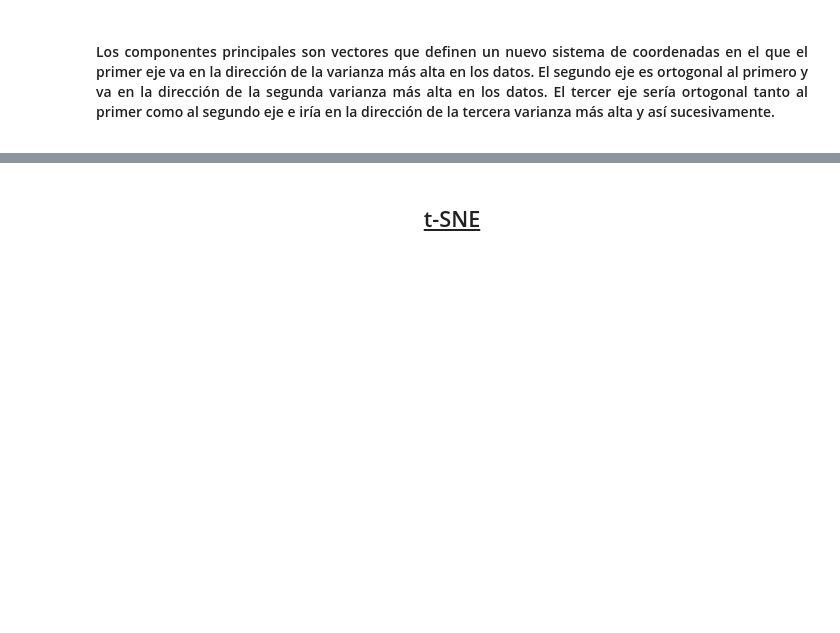
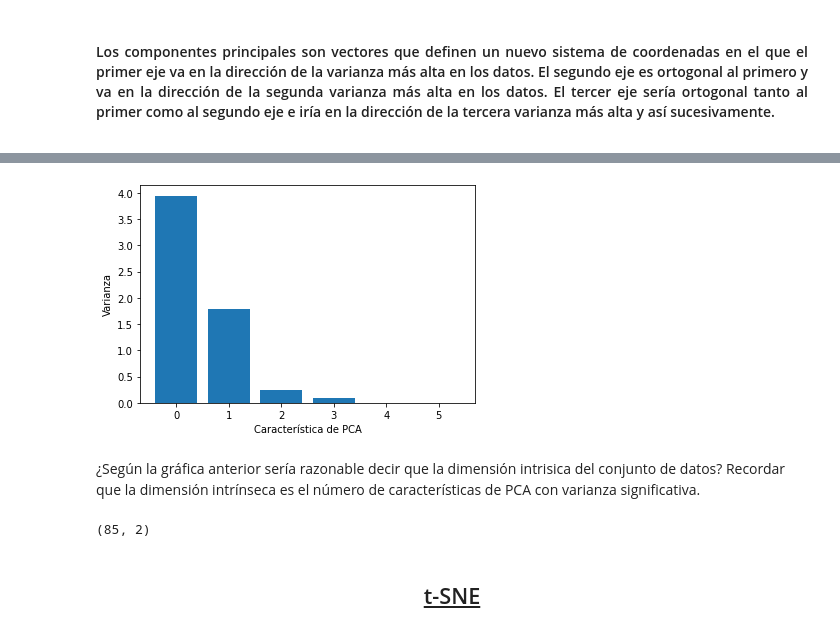
Before and after one commit to garestrear/ninja-pythonist, a Jupyter notebook: NoSupervisado/AprendizajeNoSupervisado.ipynb, the cells around one changed output, grey strips where cells are left out. Drawn from its saved outputs; the diff is of its cells as text; code cells hidden in the pictures; blank space fills up the shorter version.

```diff
--- a/NoSupervisado/AprendizajeNoSupervisado.ipynb
+++ b/NoSupervisado/AprendizajeNoSupervisado.ipynb
@@ -58,0 +72,6 @@ Los componentes principales son vectores que definen un nuevo sistema de coorden
+# %%
+fish = pd.read_csv('fish.csv', header = None)
+display(fish.sample(5))
+print("")
+samples = fish.drop(columns=[0])
+display(samples.sample(5))
@@ -59,3 +91,54 @@ Los componentes principales son vectores que definen un nuevo sistema de coorden
+# %%
+# Importando los paquetes
+from sklearn.decomposition import PCA
+from sklearn.preprocessing import StandardScaler
+from sklearn.pipeline import make_pipeline
+import matplotlib.pyplot as plt
+
+# Estandarizar las características eliminando la media y escalando a la varianza
+# de la unidad
+scaler_1 = StandardScaler()
+
+# Creamos una instancia de PCA
+pca_1 = PCA()
+
+# Creamos pipeline
+pipeline_1 = make_pipeline(scaler_1, pca_1)
+
+# Ajustamos el pipeline a nuestros datos
+pipeline_1.fit(samples)
+
+# Graficamos
+features = range(pca_1.n_components_)
+plt.bar(features, pca_1.explained_variance_)
+plt.xlabel('Característica de PCA')
+plt.ylabel('Varianza')
+plt.xticks(features)
+plt.show()
+# %% [output]
+[figure, added]
+# %% [markdown]
+¿Según la gráfica anterior sería razonable decir que la dimensión intrisica del conjunto de datos? Recordar que la dimensión intrínseca es el número de características de PCA con varianza significativa.
+# %%
+# Importando los paquetes
+from sklearn.decomposition import PCA
+
+# Creamos una instancia de PCA: pca
+pca_2 = PCA(n_components=2)
+
+# Creamos pipeline
+pipeline_2 = make_pipeline(scaler_1, pca_2)
+
+# Ajustamos el pipeline a nuestros datos
+pipeline_2.fit(samples)
+
+# Hallamos las características de PCA
+pca_2_features = pipeline_2.transform(samples)
+
+# imprimimos
+print(pca_2_features.shape)
+# %% [output]
+(85, 2)
 # %% [markdown]
 ## <center> <u> t-SNE </u> </center>
 # %% [markdown]
```
Also changed, not shown: parts of 9 cells of this notebook.
